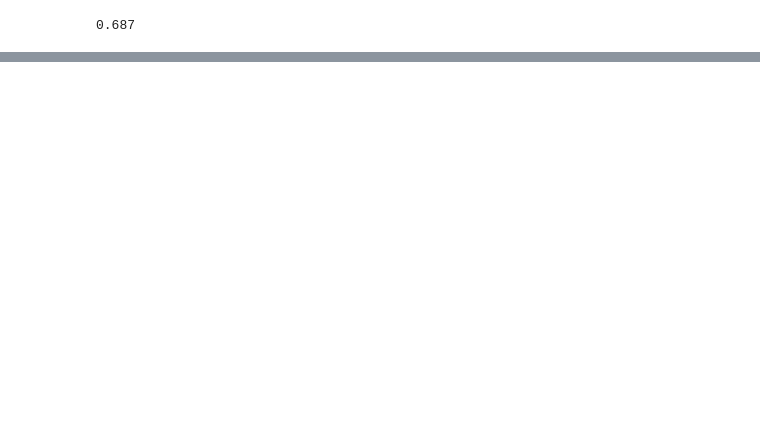
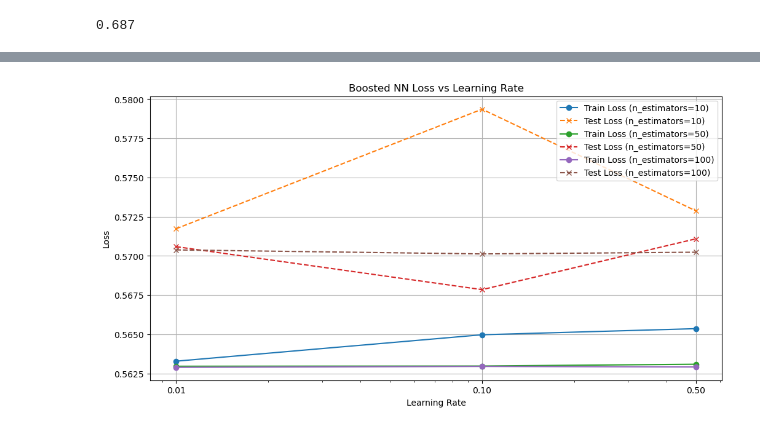
Before and after one commit to dfiume1/2060_Close_AI, a Jupyter notebook: weighted_model.ipynb, the cells around one changed output, grey strips where cells are left out. Saved outputs shown, nothing was run; the diff lists cells and outputs as text; code cells hidden in the pictures; blank space fills up the shorter version.

Commit message:
hyperparameter tuning graphs

```diff
--- a/weighted_model.ipynb
+++ b/weighted_model.ipynb
@@ -590,3 +582,92 @@ Average Testing Loss: 0.5862933227874219
 print(34.35 / 50)
 # %% [output]
 0.687
+# %%
+import matplotlib.pyplot as plt
+import numpy as np
+from sklearn.model_selection import train_test_split
+
+def test_models_with_hyperparameters(dataset, test_size=0.2, n_estimators_list=[10, 50, 100], learning_rate_list=[0.01, 0.1, 0.5]):
+    '''
+        Tests OneLayerNN and Boosted_NN with varying hyperparameters.
+        :param dataset: The path to the dataset
+        :param test_size: Fraction of the dataset to be used for testing
+        :param n_estimators_list: List of values for the number of estimators
+        :param learning_rate_list: List of values for the learning rate
+        :return: None
+    '''
+
+    # Check if the file exists
+    if not os.path.exists(dataset):
+        print(f'The file {dataset} does not exist')
+        return
+
+    # Load in the dataset
+    data = np.loadtxt(dataset, skiprows=1)
+    X, Y = data[:, 1:], data[:, 0]
+
+    # Normalize the features
+    X = (X - np.mean(X, axis=0)) / np.std(X, axis=0)
+
+    # Split dataset
+    X_train, X_test, Y_train, Y_test = train_test_split(X, Y, test_size=test_size, random_state=42)
+
+    # Add a bias term to the features
+    X_train_b = np.append(X_train, np.ones((len(X_train), 1)), axis=1)
+    X_test_b = np.append(X_test, np.ones((len(X_test), 1)), axis=1)
+
+    # Results storage for plotting
+    nn_train_losses = []
+    nn_test_losses = []
+    boosted_train_losses = {}
+    boosted_test_losses = {}
+
+    #### 1-Layer NN ######
+    print('----- 1-Layer NN -----')
+    nnmodel = OneLayerNN()
+    nnmodel.train(X_train_b, Y_train, np.ones(X_train_b.shape[0]))
+    nn_train_loss = nnmodel.average_loss(X_train_b, Y_train, np.ones(X_train_b.shape[0]))
+    nn_test_loss = nnmodel.average_loss(X_test_b, Y_test, np.ones(X_test_b.shape[0]))
+    nn_train_losses.append(nn_train_loss)
+    nn_test_losses.append(nn_test_loss)
+    # print('Average Training Loss (1-Layer NN):', nn_train_loss)
+    # print('Average Testing Loss (1-Layer NN):', nn_test_loss)
+
+    #### Boosted Neural Networks ######
+    print('----- Boosted Neural Networks -----')
+    for n_estimators in n_estimators_list:
+        for learning_rate in learning_rate_list:
+            print(f'Testing Boosted_NN with n_estimators={n_estimators}, learning_rate={learning_rate}')
+            model = Boosted_NN(n_estimators=n_estimators, learning_rate=learning_rate)
+            model.train(X_train_b, Y_train)
+            train_loss = model.loss(X_train_b, Y_train)
+            test_loss = model.loss(X_test_b, Y_test)
+            print(f'Training Loss: {train_loss}, Testing Loss: {test_loss}')
+
+            # Store results
+            boosted_train_losses[(n_estimators, learning_rate)] = train_loss
+            boosted_test_losses[(n_estimators, learning_rate)] = test_loss
+
+    # Plot the results
+    fig, ax = plt.subplots(figsize=(12, 6))
+
+    # Plot for Boosted NN
+    for n_estimators in n_estimators_list:
+        train_losses = [boosted_train_losses[(n_estimators, lr)] for lr in learning_rate_list]
+        test_losses = [boosted_test_losses[(n_estimators, lr)] for lr in learning_rate_list]
+
+        ax.plot(learning_rate_list, train_losses, marker='o', label=f'Train Loss (n_estimators={n_estimators})')
+        ax.plot(learning_rate_list, test_losses, marker='x', label=f'Test Loss (n_estimators={n_estimators})', linestyle='--')
+
+    ax.set_title('Boosted NN Loss vs Learning Rate')
+    ax.set_xlabel('Learning Rate')
+    ax.set_ylabel('Loss')
+    ax.set_xscale('log')  # Keep the log scale for learning rates
+    ax.set_xticks(learning_rate_list)  # Explicitly set the ticks
+    ax.get_xaxis().set_major_formatter(plt.ScalarFormatter())  # Ensure proper formatting of tick labels
+    ax.legend()
+    ax.grid(True)
+    plt.show()
+
+test_models_with_hyperparameters('wine.txt')
+# %% [output]
@@ -592,0 +694 @@ print(34.35 / 50)
+[figure, added]
```
Also changed, not shown: parts of 3 cells of this notebook.
